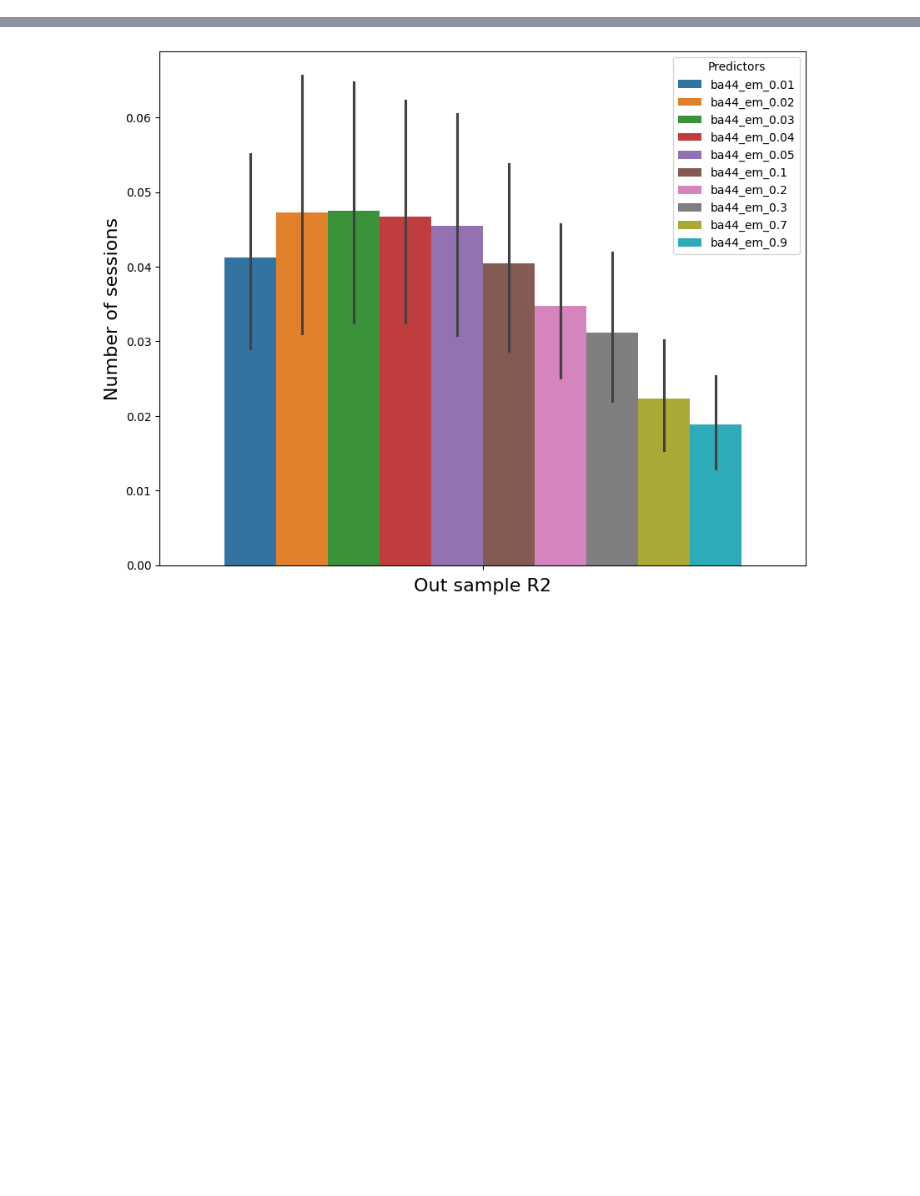
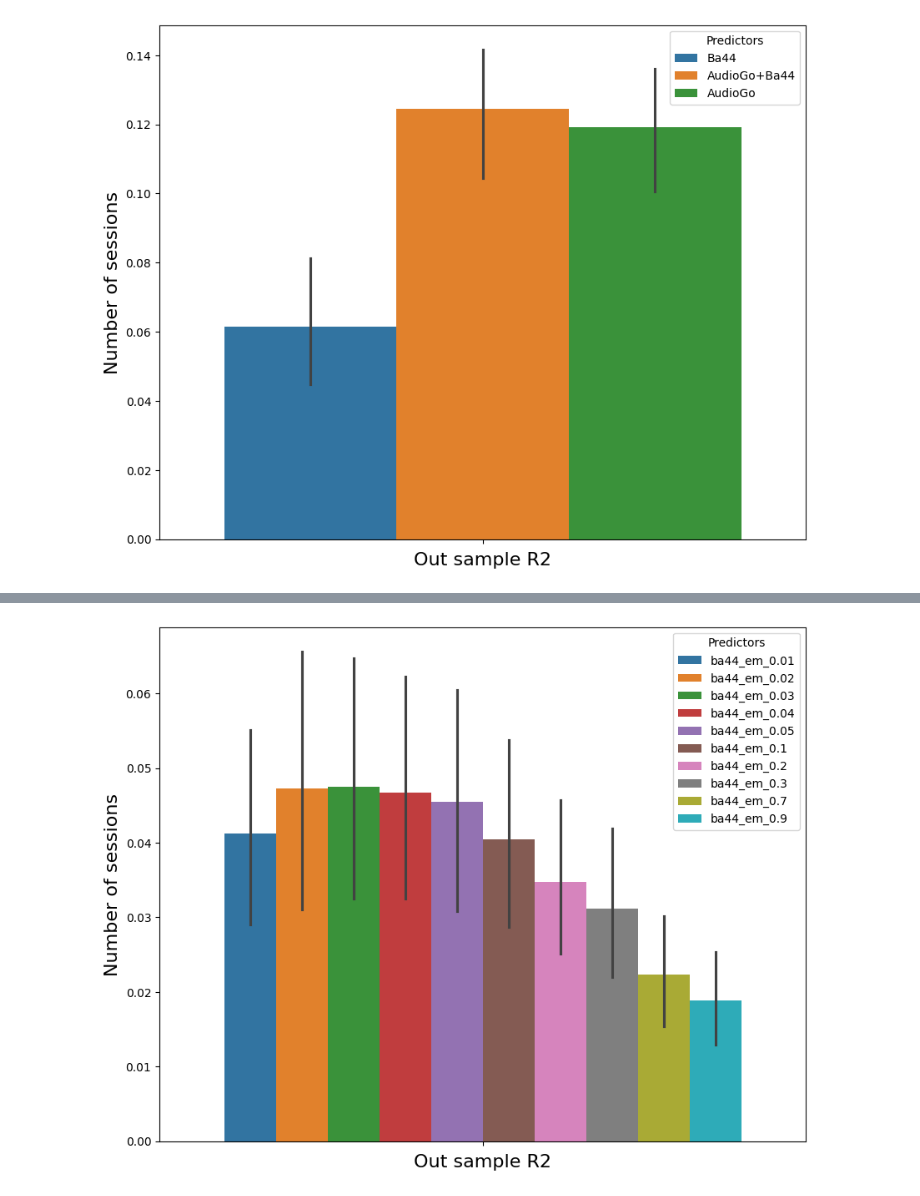
Before and after one commit to ebrahimfeghhi/broca_analyses, a Jupyter notebook: notebooks/analyze_reg.ipynb, the cells around one changed output, grey strips where cells are left out. Saved outputs shown, nothing was run; the diff lists cells and outputs as text; code cells hidden in the pictures; blank space fills up the shorter version.

Commit message:
delay decoding

```diff
--- a/notebooks/analyze_reg.ipynb
+++ b/notebooks/analyze_reg.ipynb
@@ -35,3 +35,10 @@ def plot_perf(data, saveName):
     plt.ylabel("Number of sessions", fontsize=16)
     plt.savefig(f"/home2/ebrahim/neural_seq_decoder/figures/{saveName}", dpi=300, bbox_inches='tight')
     plt.show()
+# %%
+load_data_audio_ba44_banded = ['ba44_delay_smooth_all', 'banded_goaudio_ba44', 'go_audio']
+model_names = ['Ba44', 'AudioGo+Ba44', 'AudioGo']
+data_pd_audio_ba44_banded = load_results(load_data_audio_ba44_banded, model_names, val=True)
+plot_perf(data_pd_audio_ba44_banded, 'Scratch')
+# %% [output]
+[figure, added]
```
Also changed, not shown: parts of 1 cell of this notebook, 14 other files.
